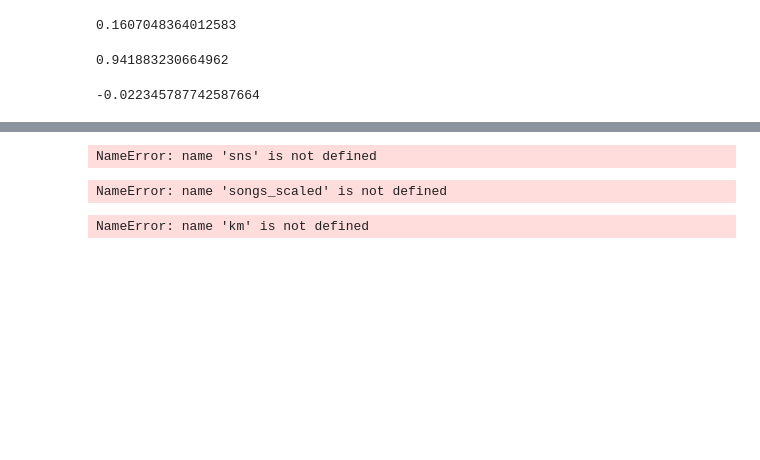
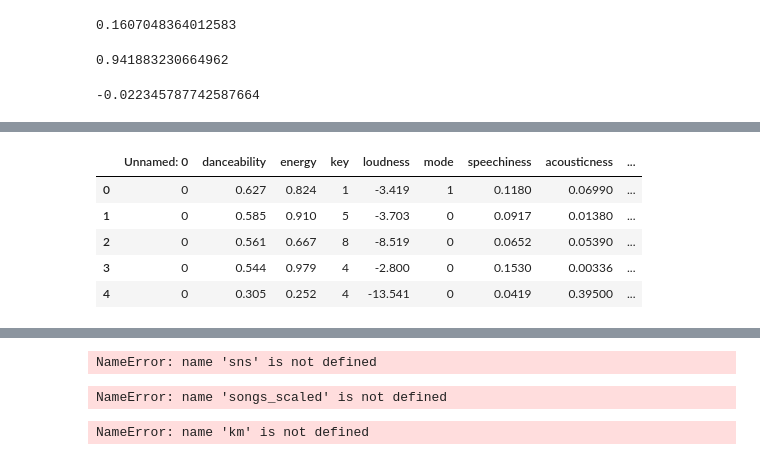
Before and after one commit to hashir-00/project-You-Anime, a Jupyter notebook: clustering_songs.ipynb, the cells around one changed output, grey strips where cells are left out. Cells and saved outputs as stored; diff of their text form; code cells hidden in the pictures; blank space fills up the shorter version.

Commit message:
Add files via upload
identify necessary information of songs

```diff
--- a/clustering_songs.ipynb
+++ b/clustering_songs.ipynb
@@ -55,0 +78,4 @@ lower_limit
+# %%
+#reading and uploading files
+import pandas as pd
+songs=pd.read_csv("anime_songs.csv")
@@ -55,0 +86,9 @@ lower_limit
+# %%
+songs.head()
+# %% [output]
+|  | Unnamed: 0 | danceability | energy | key | loudness | mode | speechiness | acousticness | ... |
+| 0 | 0 | 0.627 | 0.824 | 1 | -3.419 | 1 | 0.1180 | 0.06990 | ... |
+| 1 | 0 | 0.585 | 0.910 | 5 | -3.703 | 0 | 0.0917 | 0.01380 | ... |
+| 2 | 0 | 0.561 | 0.667 | 8 | -8.519 | 0 | 0.0652 | 0.05390 | ... |
+| 3 | 0 | 0.544 | 0.979 | 4 | -2.800 | 0 | 0.1530 | 0.00336 | ... |
+| 4 | 0 | 0.305 | 0.252 | 4 | -13.541 | 0 | 0.0419 | 0.39500 | ... |
```
Also changed, not shown: parts of 7 cells of this notebook.
